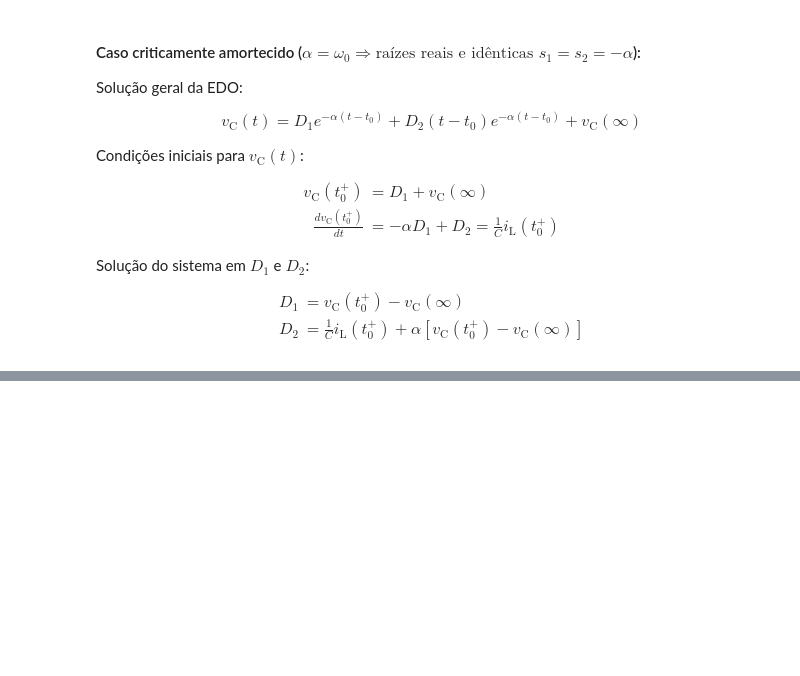
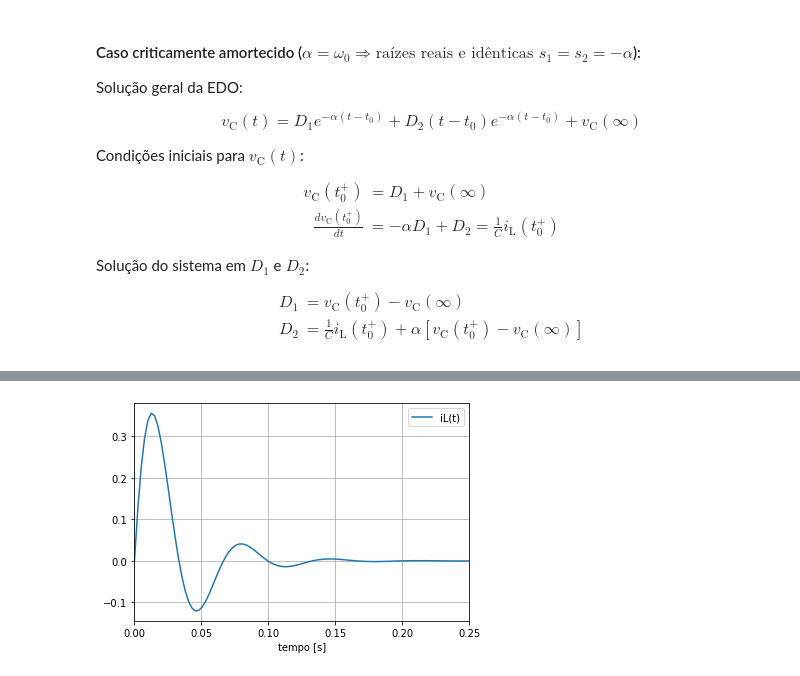
Before and after one commit to edsonportosilva/ElectricCircuits, a Jupyter notebook: Jupyter notebooks/Circuitos Eletricos I - Semana 8.2.ipynb, the cells around one changed output, grey strips where cells are left out. Cells and saved outputs as stored; diff of their text form; code cells hidden in the pictures; blank space fills up the shorter version.

```diff
--- a/Jupyter notebooks/Circuitos Eletricos I - Semana 8.2.ipynb
+++ b/Jupyter notebooks/Circuitos Eletricos I - Semana 8.2.ipynb
@@ -597,0 +684,6 @@ symplot(t, iL, intervalo, 'iL(t)')
+# %%
+# plota gráfico da função
+intervalo = np.linspace(t0,t0+0.25,100)
+symplot(t, iL, intervalo, 'iL(t)')
+# %% [output]
+[figure, added]
```
Also changed, not shown: parts of 11 cells of this notebook, 1 other file.
